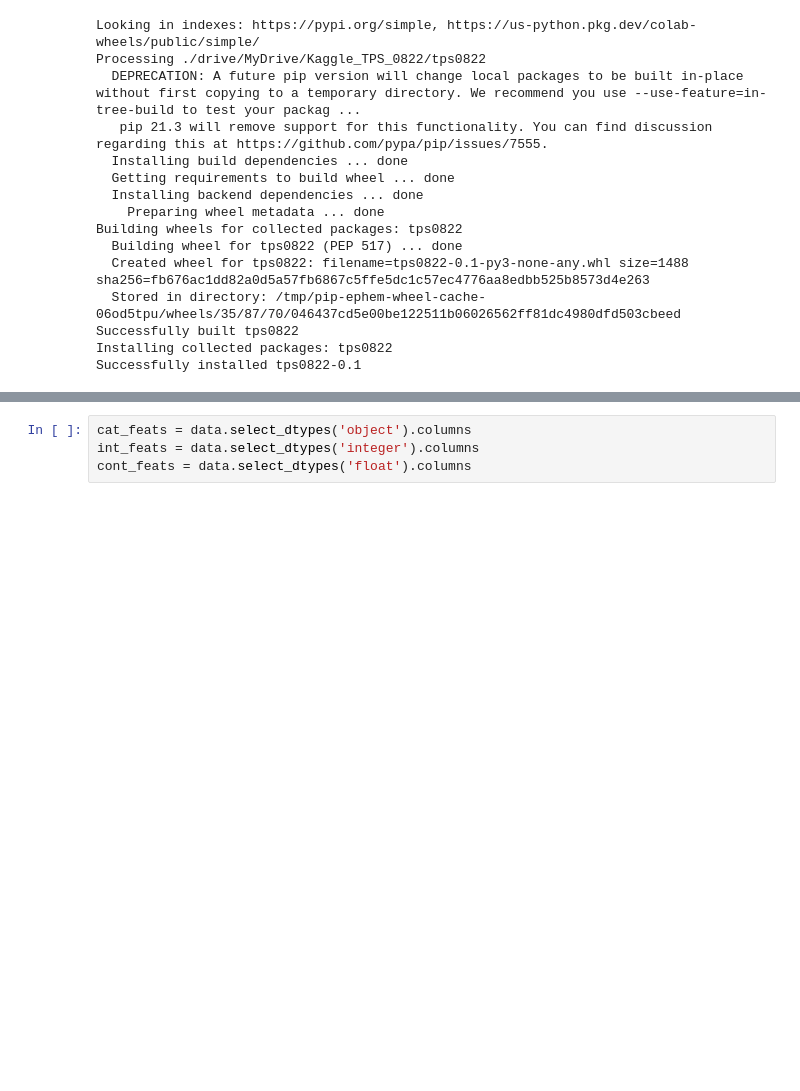
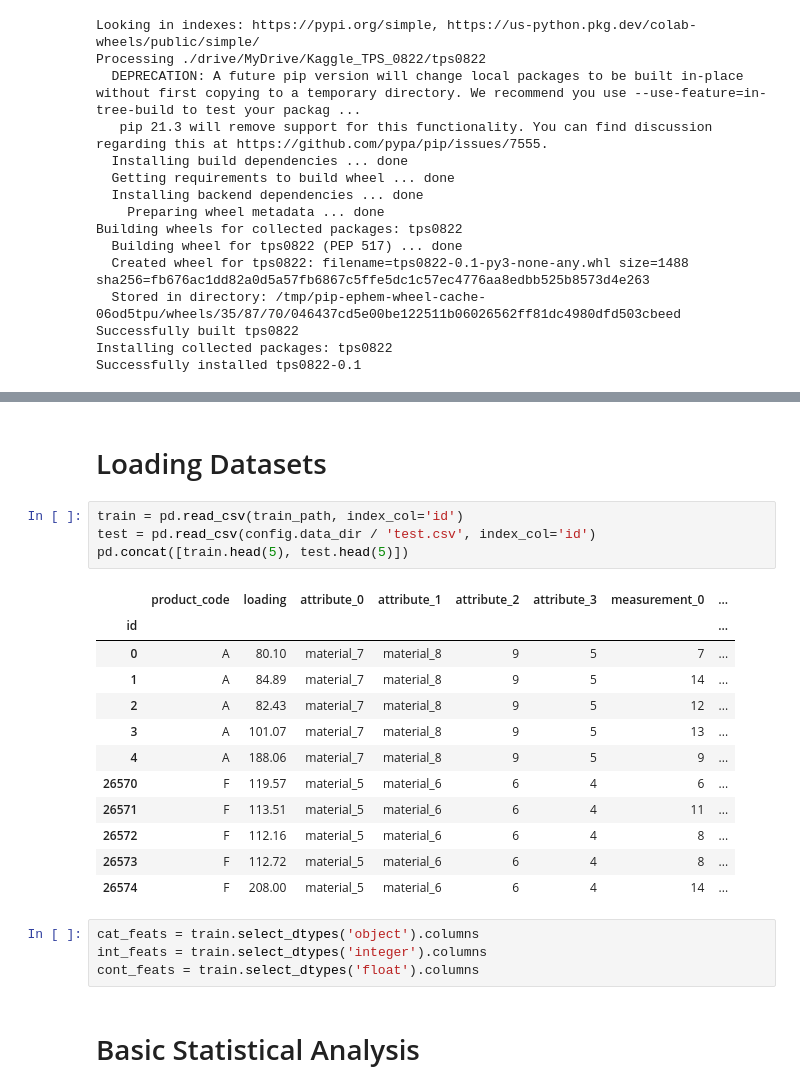
Before and after one commit to Graham-Broughton/S2E8, a Jupyter notebook: notebooks/1.EDA.ipynb, the cells around one changed output, grey strips where cells are left out. Drawn from its saved outputs; the diff is of its cells as text; blank space fills up the shorter version.

```diff
--- a/notebooks/1.EDA.ipynb
+++ b/notebooks/1.EDA.ipynb
@@ -133,5 +87,26 @@ data.describe().T
+# %% [markdown]
+# Loading Datasets
+# %%
+train = pd.read_csv(train_path, index_col='id')
+test = pd.read_csv(config.data_dir / 'test.csv', index_col='id')
+pd.concat([train.head(5), test.head(5)])
+# %% [output]
+|  | product_code | loading | attribute_0 | attribute_1 | attribute_2 | attribute_3 | measurement_0 | ... |
+| id |  |  |  |  |  |  |  | ... |
+| 0 | A | 80.10 | material_7 | material_8 | 9 | 5 | 7 | ... |
+| 1 | A | 84.89 | material_7 | material_8 | 9 | 5 | 14 | ... |
+| 2 | A | 82.43 | material_7 | material_8 | 9 | 5 | 12 | ... |
+| 3 | A | 101.07 | material_7 | material_8 | 9 | 5 | 13 | ... |
+| 4 | A | 188.06 | material_7 | material_8 | 9 | 5 | 9 | ... |
+| 26570 | F | 119.57 | material_5 | material_6 | 6 | 4 | 6 | ... |
+| 26571 | F | 113.51 | material_5 | material_6 | 6 | 4 | 11 | ... |
+| 26572 | F | 112.16 | material_5 | material_6 | 6 | 4 | 8 | ... |
+| 26573 | F | 112.72 | material_5 | material_6 | 6 | 4 | 8 | ... |
+| 26574 | F | 208.00 | material_5 | material_6 | 6 | 4 | 14 | ... |
 # %%
-cat_feats = data.select_dtypes('object').columns
-int_feats = data.select_dtypes('integer').columns
-cont_feats = data.select_dtypes('float').columns
+cat_feats = train.select_dtypes('object').columns
+int_feats = train.select_dtypes('integer').columns
+cont_feats = train.select_dtypes('float').columns
+# %% [markdown]
+# Basic Statistical Analysis
 # %%
```
Also changed, not shown: parts of 11 cells of this notebook, 3 other files.
